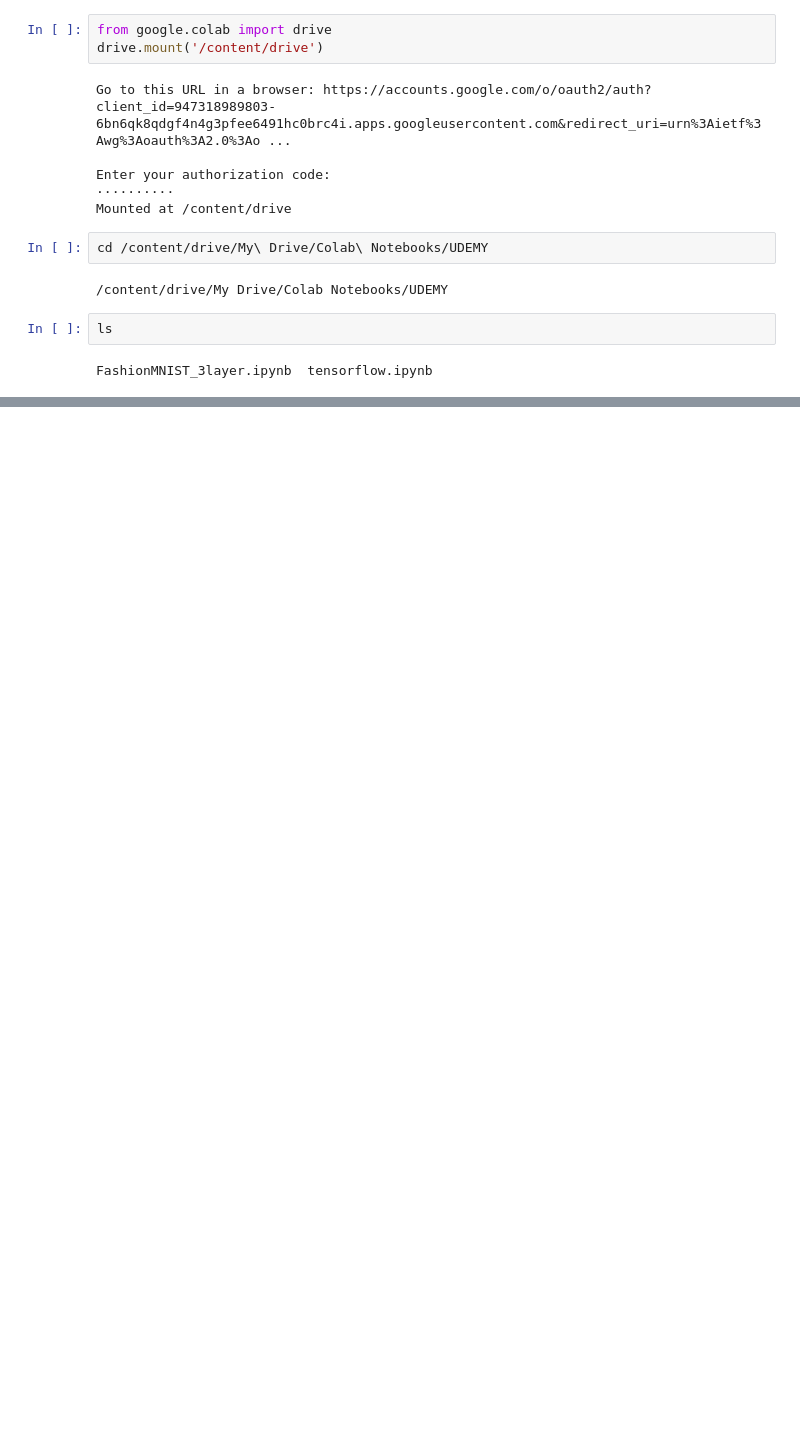
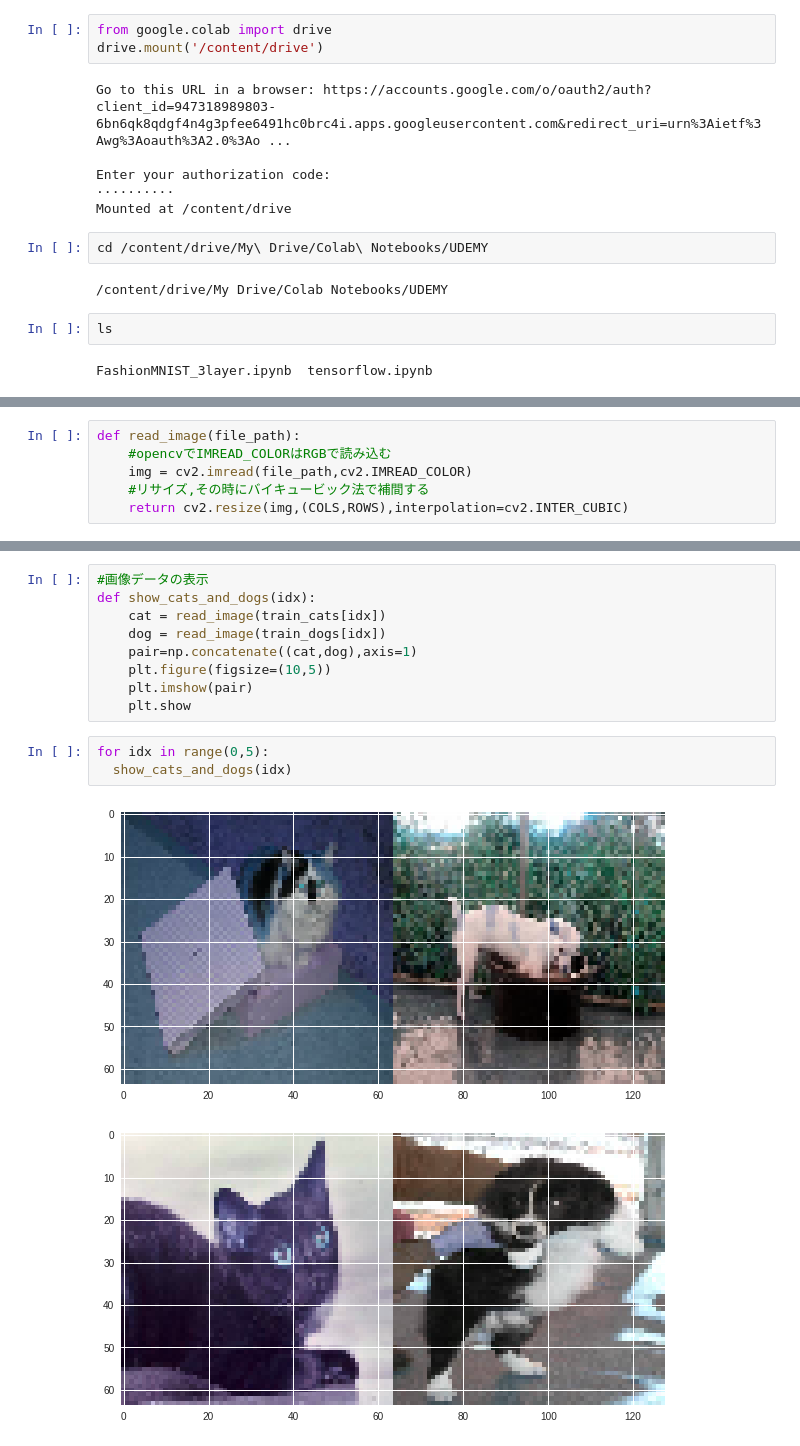
Before and after one commit to daikichiba9511/study_log, a Jupyter notebook: tensorflow.ipynb, the cells around one changed output, grey strips where cells are left out. Cells and saved outputs as stored; diff of their text form; blank space fills up the shorter version.

```diff
--- a/tensorflow.ipynb
+++ b/tensorflow.ipynb
@@ -237,0 +344,6 @@ FashionMNIST_3layer.ipynb  tensorflow.ipynb
+# %%
+def read_image(file_path):
+    #opencvでIMREAD_COLORはRGBで読み込む
+    img = cv2.imread(file_path,cv2.IMREAD_COLOR)
+    #リサイズ,その時にバイキュービック法で補間する
+    return cv2.resize(img,(COLS,ROWS),interpolation=cv2.INTER_CUBIC)
@@ -237,0 +419,15 @@ FashionMNIST_3layer.ipynb  tensorflow.ipynb
+# %%
+#画像データの表示
+def show_cats_and_dogs(idx):
+    cat = read_image(train_cats[idx])
+    dog = read_image(train_dogs[idx])
+    pair=np.concatenate((cat,dog),axis=1)
+    plt.figure(figsize=(10,5))
+    plt.imshow(pair)
+    plt.show
+# %%
+for idx in range(0,5):
+  show_cats_and_dogs(idx)
+# %% [output]
+[figure, added]
+[figure, added]
```
Also changed, not shown: parts of 34 cells of this notebook.
